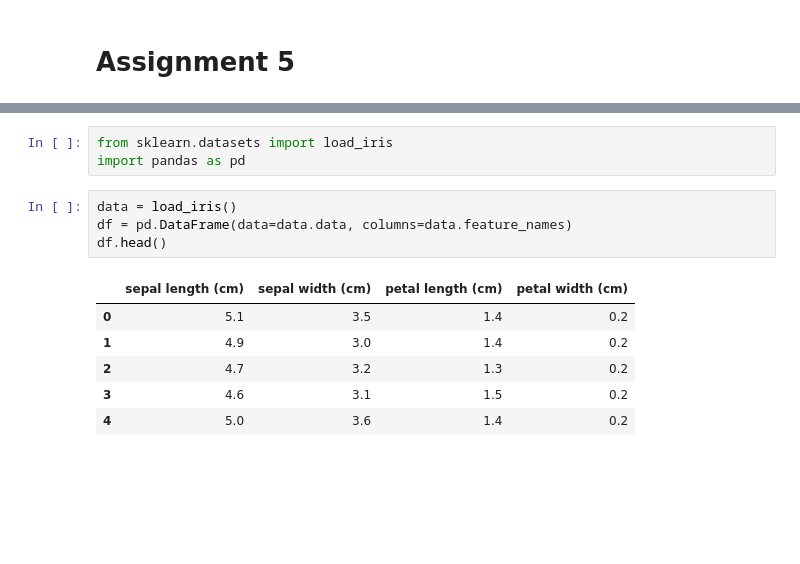
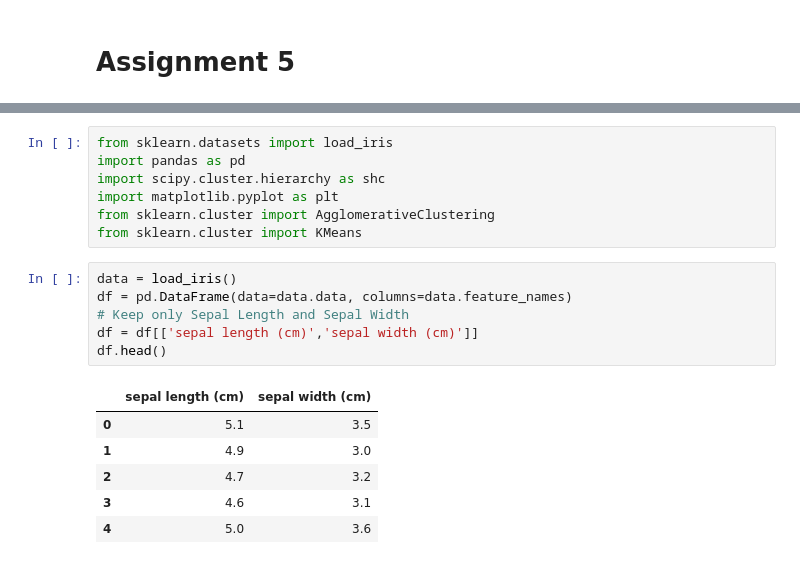
Before and after one commit to chch1022/cs6220_2024, a Jupyter notebook: M5-A5.ipynb, the cells around one changed output, grey strips where cells are left out. Cells and saved outputs as stored; diff of their text form; blank space fills up the shorter version.

```diff
--- a/M5-A5.ipynb
+++ b/M5-A5.ipynb
@@ -12,14 +17,20 @@ Note: you may need to restart the kernel to use updated packages.
 # %%
 from sklearn.datasets import load_iris
 import pandas as pd
+import scipy.cluster.hierarchy as shc
+import matplotlib.pyplot as plt
+from sklearn.cluster import AgglomerativeClustering
+from sklearn.cluster import KMeans
 # %%
 data = load_iris()
 df = pd.DataFrame(data=data.data, columns=data.feature_names)
+# Keep only Sepal Length and Sepal Width
+df = df[['sepal length (cm)','sepal width (cm)']]
 df.head()
 # %% [output]
-|  | sepal length (cm) | sepal width (cm) | petal length (cm) | petal width (cm) |
-| 0 | 5.1 | 3.5 | 1.4 | 0.2 |
-| 1 | 4.9 | 3.0 | 1.4 | 0.2 |
-| 2 | 4.7 | 3.2 | 1.3 | 0.2 |
-| 3 | 4.6 | 3.1 | 1.5 | 0.2 |
-| 4 | 5.0 | 3.6 | 1.4 | 0.2 |
+|  | sepal length (cm) | sepal width (cm) |
+| 0 | 5.1 | 3.5 |
+| 1 | 4.9 | 3.0 |
+| 2 | 4.7 | 3.2 |
+| 3 | 4.6 | 3.1 |
+| 4 | 5.0 | 3.6 |
```
Also changed, not shown: parts of 14 cells of this notebook.
